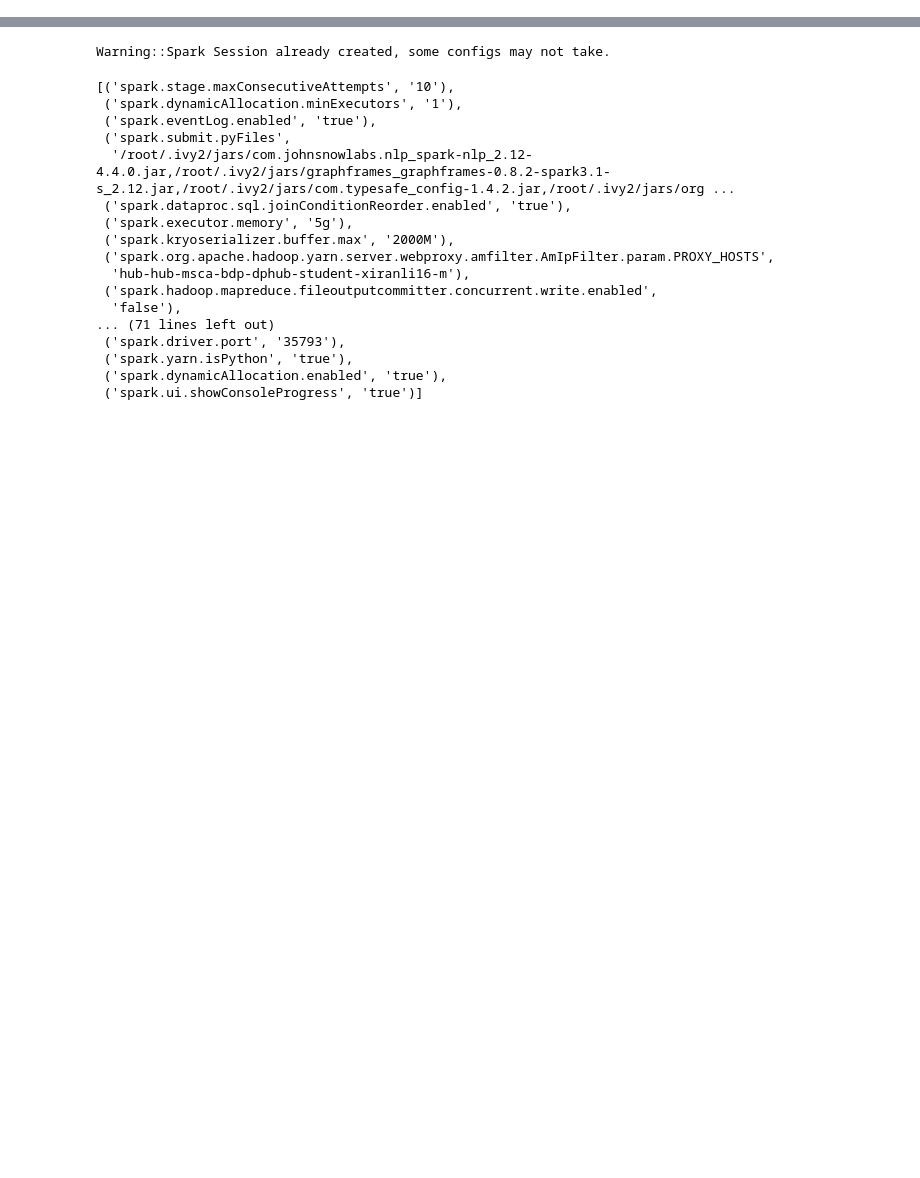
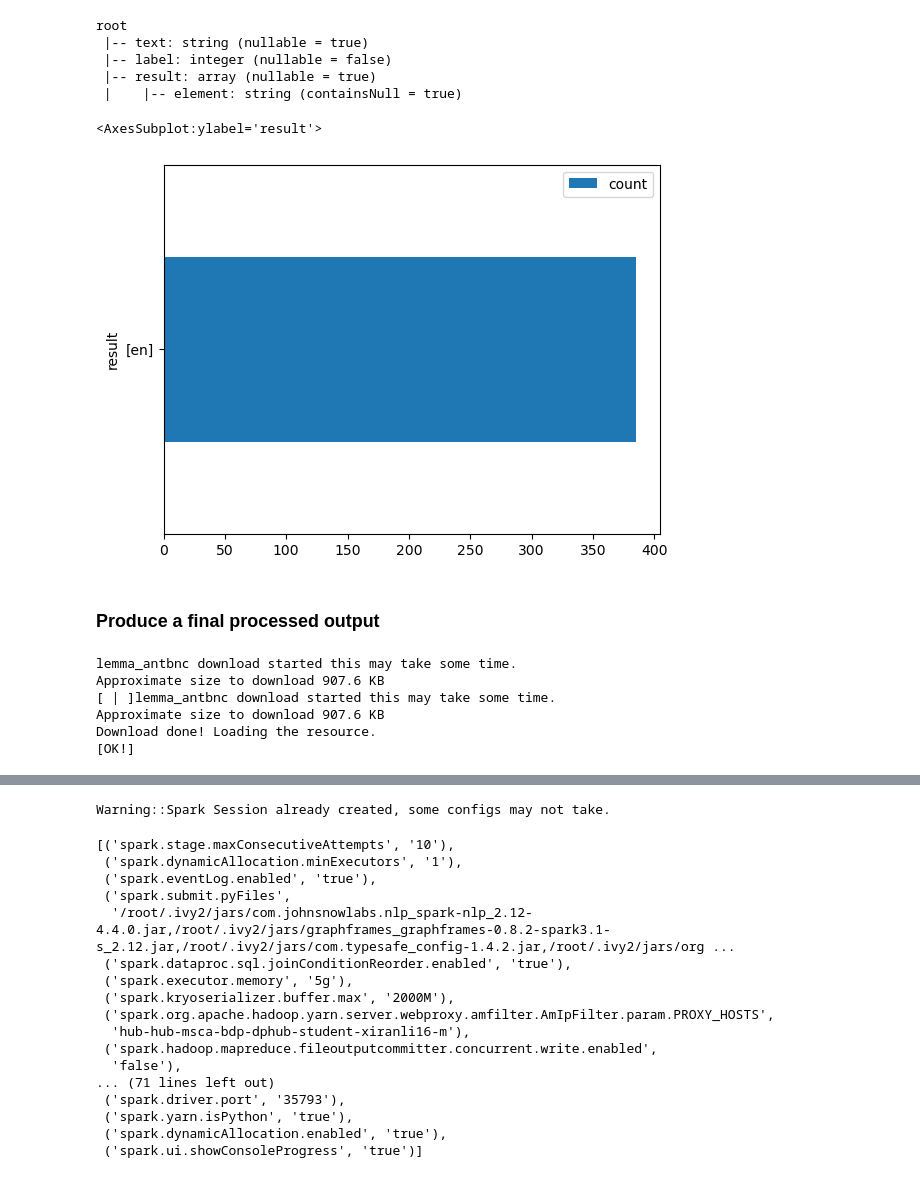
Before and after one commit to sdingx/bdp_summer23, a Jupyter notebook: NLP.ipynb, the cells around one changed output, grey strips where cells are left out. Drawn from its saved outputs; the diff is of its cells as text; code cells hidden in the pictures; blank space fills up the shorter version.

```diff
--- a/NLP.ipynb
+++ b/NLP.ipynb
@@ -5,0 +313,12 @@
+# %%
+# Initialize SparkNLP components
+document_assembler = DocumentAssembler() \
+    .setInputCol("text") \
+    .setOutputCol("document")
+
+languageDetector = LanguageDetectorDL.pretrained() \
+    .setInputCols("document") \
+    .setOutputCol("language")
+
+# Create a SparkNLP pipeline
+pipeline1 = Pipeline(stages=[document_assembler, languageDetector])
@@ -5,0 +331,3 @@
+# %%
+df_lang = pipeline1.fit(df).transform(df)
+df_lang = df_lang.select("text", "label", "language.result")
@@ -5,0 +353,10 @@
+# %%
+df_lang.printSchema()
+# %% [output]
+root
+ |-- text: string (nullable = true)
+ |-- label: integer (nullable = false)
+ |-- result: array (nullable = true)
+ |    |-- element: string (containsNull = true)
+# %%
+df3 = df_lang.groupBy('result').count().orderBy('count', ascending = [0])
@@ -5,0 +365,7 @@
+# %%
+pdf3 = df3.toPandas()
+# %%
+pdf3.plot(kind = 'barh', x = 'result', y = 'count')
+# %% [output]
+<AxesSubplot:ylabel='result'>
+[figure, added]
@@ -5,0 +381,33 @@
+# %% [markdown]
+### Produce a final processed output
+# %%
+tokenizer = Tokenizer() \
+    .setInputCols(["document"]) \
+    .setOutputCol("token")
+
+normalizer = Normalizer() \
+    .setInputCols(["token"]) \
+    .setOutputCol("normalized") \
+    .setLowercase(True) \
+    .setCleanupPatterns(["""[^\w\d\s]"""])
+
+lemmatizer = LemmatizerModel.pretrained() \
+    .setInputCols(["normalized"]) \
+    .setOutputCol("lemmatized")
+
+finisher = Finisher() \
+    .setInputCols(['lemmatized']) \
+    .setOutputCols(["finished"])
+
+word2vec = Word2Vec(vectorSize=100) \
+    .setInputCol("finished") \
+    .setOutputCol("features")
+
+pipeline2 = Pipeline(stages=[document_assembler, tokenizer, normalizer, lemmatizer, finisher, word2vec])
+# %% [output]
+lemma_antbnc download started this may take some time.
+Approximate size to download 907.6 KB
+[ | ]lemma_antbnc download started this may take some time.
+Approximate size to download 907.6 KB
+Download done! Loading the resource.
+[OK!]
```
Also changed, not shown: parts of 59 cells of this notebook.
